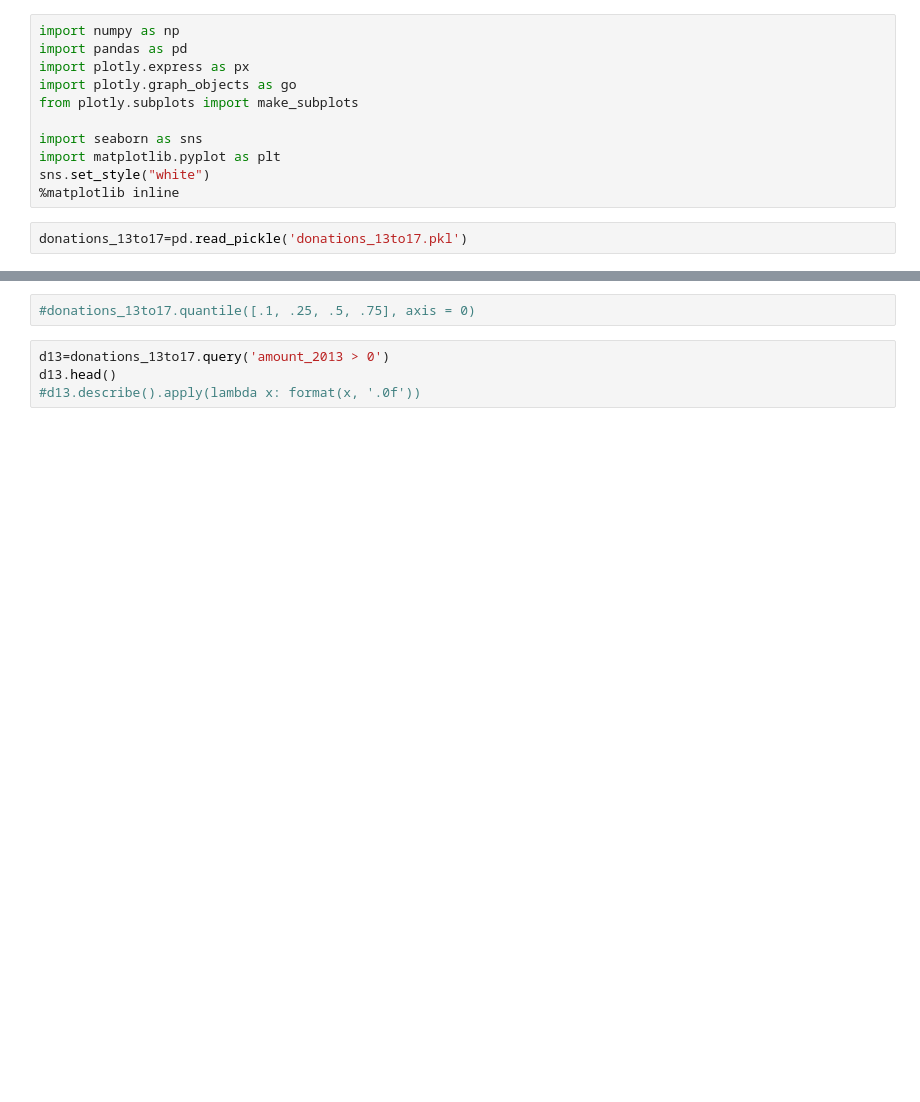
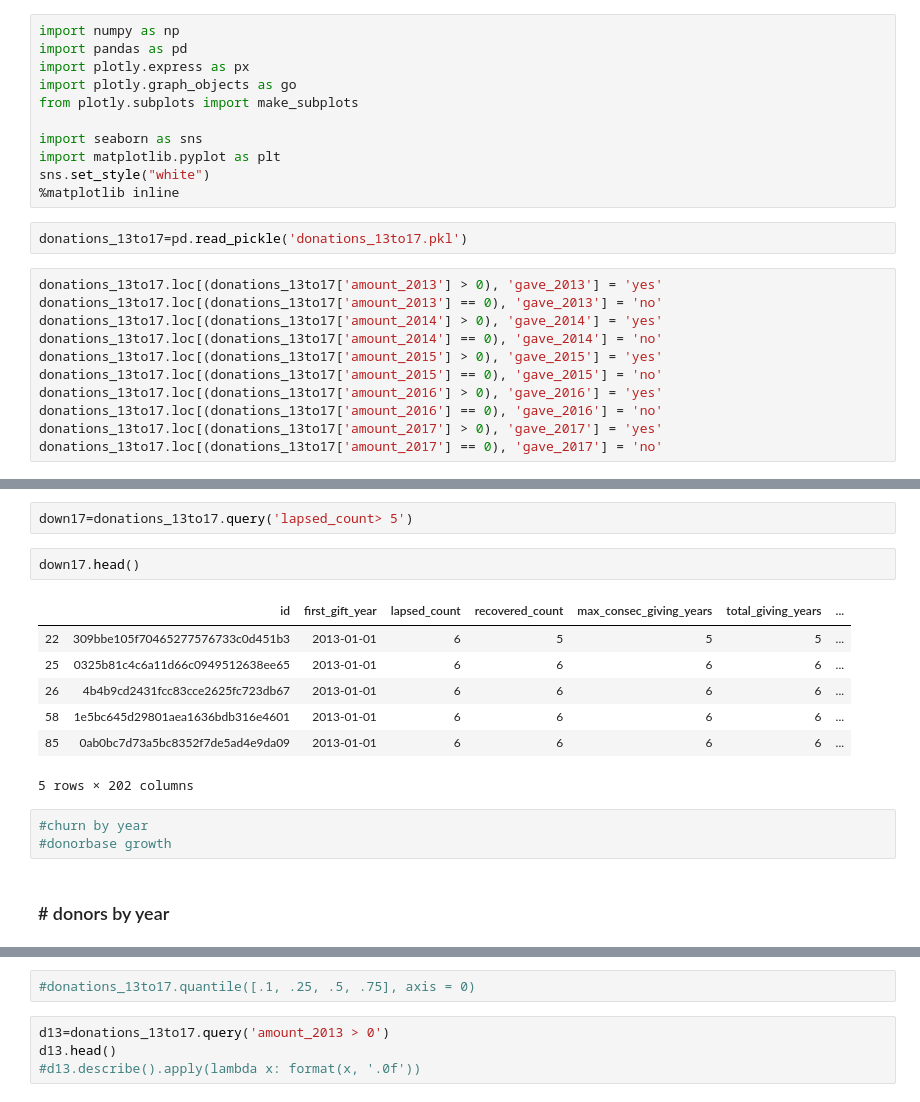
Before and after one commit to erinmarieanderson/donations, a Jupyter notebook: notebooks/Untitled.ipynb, the cells around one changed output, grey strips where cells are left out. Drawn from its saved outputs; the diff is of its cells as text; blank space fills up the shorter version.

Commit message:
analysis by calendar year

```diff
--- a/notebooks/Untitled.ipynb
+++ b/notebooks/Untitled.ipynb
@@ -11,6 +11,17 @@ sns.set_style("white")
 %matplotlib inline
 # %%
 donations_13to17=pd.read_pickle('donations_13to17.pkl')
+# %%
+donations_13to17.loc[(donations_13to17['amount_2013'] > 0), 'gave_2013'] = 'yes'
+donations_13to17.loc[(donations_13to17['amount_2013'] == 0), 'gave_2013'] = 'no'
+donations_13to17.loc[(donations_13to17['amount_2014'] > 0), 'gave_2014'] = 'yes'
+donations_13to17.loc[(donations_13to17['amount_2014'] == 0), 'gave_2014'] = 'no'
+donations_13to17.loc[(donations_13to17['amount_2015'] > 0), 'gave_2015'] = 'yes'
+donations_13to17.loc[(donations_13to17['amount_2015'] == 0), 'gave_2015'] = 'no'
+donations_13to17.loc[(donations_13to17['amount_2016'] > 0), 'gave_2016'] = 'yes'
+donations_13to17.loc[(donations_13to17['amount_2016'] == 0), 'gave_2016'] = 'no'
+donations_13to17.loc[(donations_13to17['amount_2017'] > 0), 'gave_2017'] = 'yes'
+donations_13to17.loc[(donations_13to17['amount_2017'] == 0), 'gave_2017'] = 'no'
 # %%
 donations_13to17.head()
 # %% [output]
@@ -23,0 +59,17 @@ donations_13to17.head()
+# %%
+down17=donations_13to17.query('lapsed_count> 5')
+# %%
+down17.head()
+# %% [output]
+|  | id | first_gift_year | lapsed_count | recovered_count | max_consec_giving_years | total_giving_years | ... |
+| 22 | 309bbe105f70465277576733c0d451b3 | 2013-01-01 | 6 | 5 | 5 | 5 | ... |
+| 25 | 0325b81c4c6a11d66c0949512638ee65 | 2013-01-01 | 6 | 6 | 6 | 6 | ... |
+| 26 | 4b4b9cd2431fcc83cce2625fc723db67 | 2013-01-01 | 6 | 6 | 6 | 6 | ... |
+| 58 | 1e5bc645d29801aea1636bdb316e4601 | 2013-01-01 | 6 | 6 | 6 | 6 | ... |
+| 85 | 0ab0bc7d73a5bc8352f7de5ad4e9da09 | 2013-01-01 | 6 | 6 | 6 | 6 | ... |
+5 rows × 202 columns
+# %%
+#churn by year
+#donorbase growth
+# %% [markdown]
+### # donors by year
```
Also changed, not shown: parts of 23 cells of this notebook, 4 other files.
